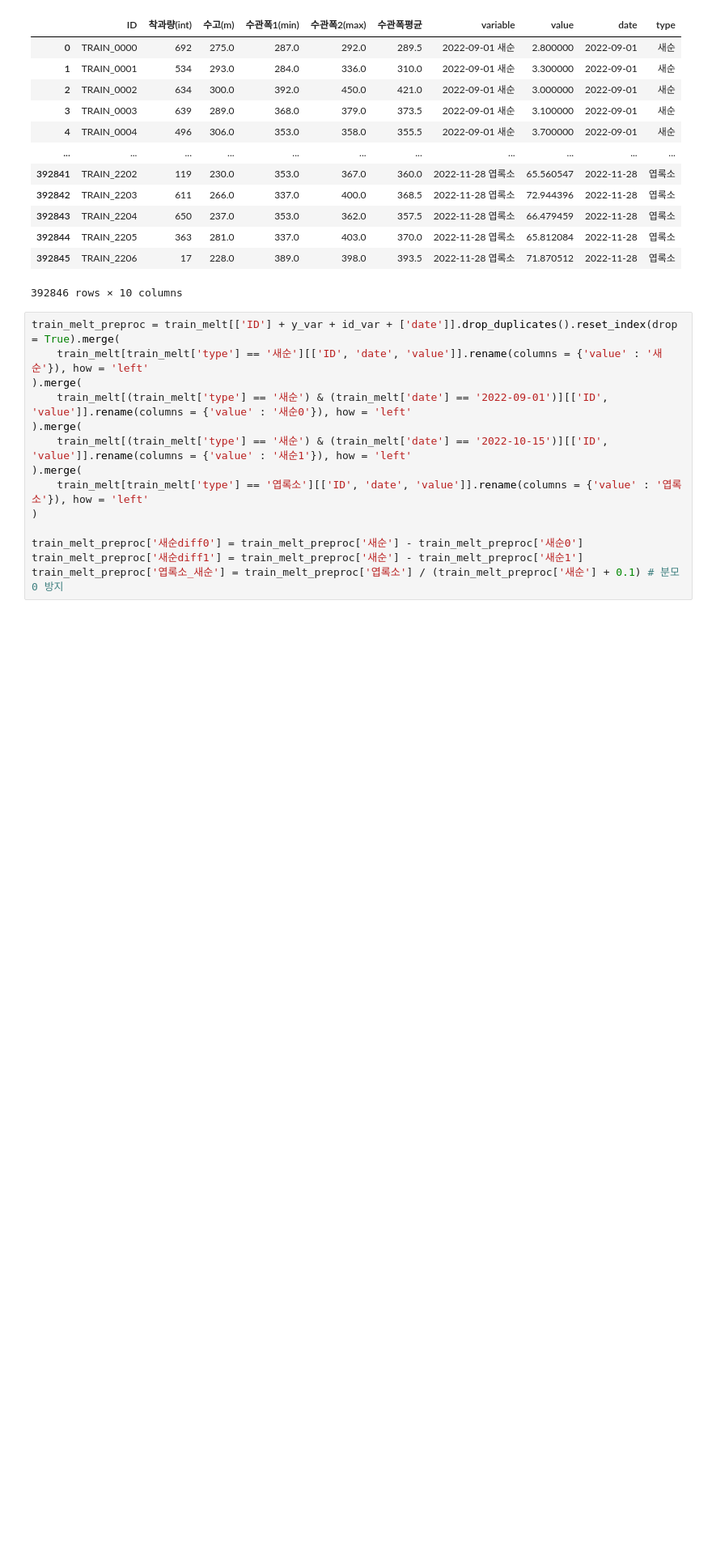
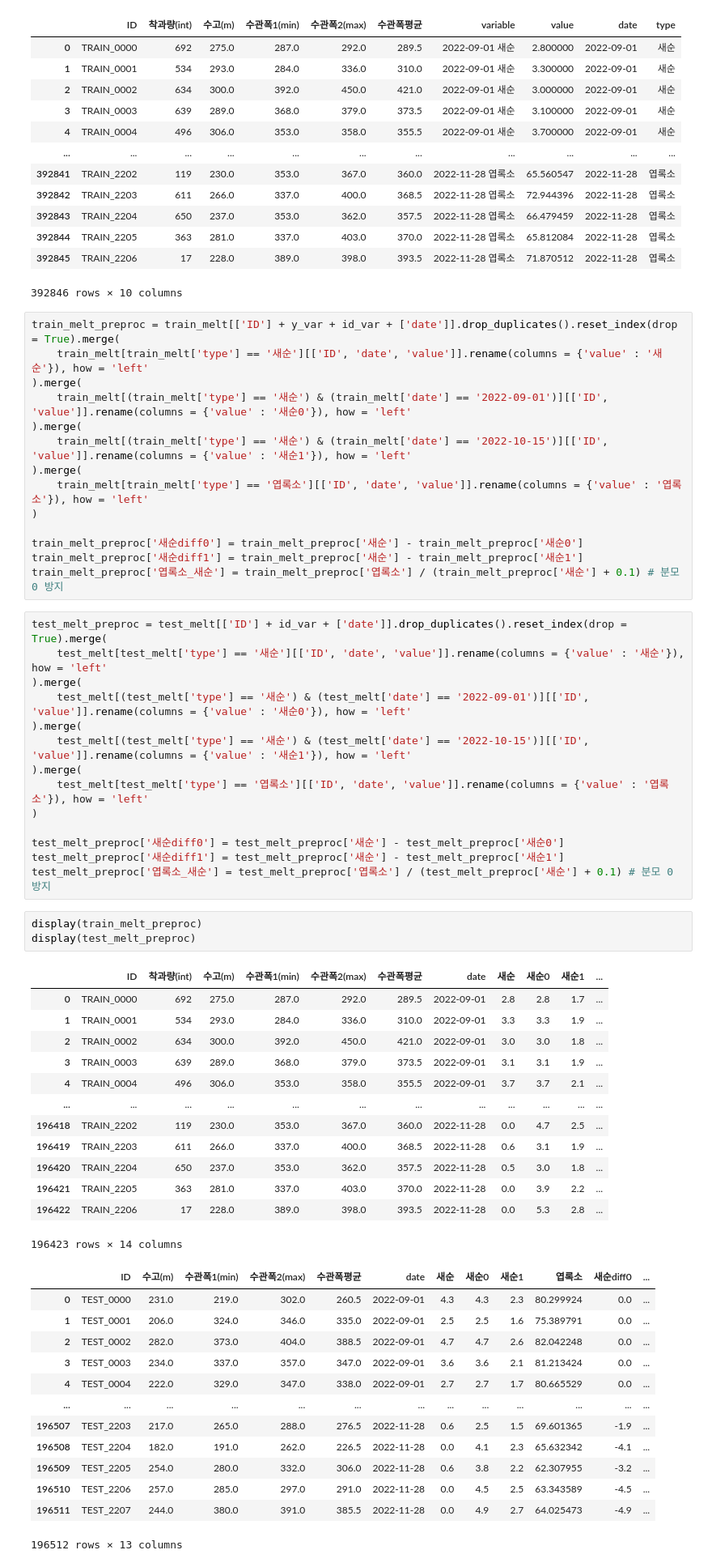
Before and after one commit to dlwls22/CODE_REVIEW, a Jupyter notebook: 감귤 착과량/Private4.ipynb, the cells around one changed output. Shown at 81% size. Drawn from its saved outputs; the diff is of its cells as text; blank space fills up the shorter version.

```diff
--- a/감귤 착과량/Private4.ipynb
+++ b/감귤 착과량/Private4.ipynb
@@ -69,3 +69,47 @@ train_melt_preproc = train_melt[['ID'] + y_var + id_var + ['date']].drop_duplica
 train_melt_preproc['새순diff0'] = train_melt_preproc['새순'] - train_melt_preproc['새순0']
 train_melt_preproc['새순diff1'] = train_melt_preproc['새순'] - train_melt_preproc['새순1']
 train_melt_preproc['엽록소_새순'] = train_melt_preproc['엽록소'] / (train_melt_preproc['새순'] + 0.1) # 분모 0 방지
+# %%
+test_melt_preproc = test_melt[['ID'] + id_var + ['date']].drop_duplicates().reset_index(drop = True).merge(
+    test_melt[test_melt['type'] == '새순'][['ID', 'date', 'value']].rename(columns = {'value' : '새순'}), how = 'left'
+).merge(
+    test_melt[(test_melt['type'] == '새순') & (test_melt['date'] == '2022-09-01')][['ID', 'value']].rename(columns = {'value' : '새순0'}), how = 'left'
+).merge(
+    test_melt[(test_melt['type'] == '새순') & (test_melt['date'] == '2022-10-15')][['ID', 'value']].rename(columns = {'value' : '새순1'}), how = 'left'
+).merge(
+    test_melt[test_melt['type'] == '엽록소'][['ID', 'date', 'value']].rename(columns = {'value' : '엽록소'}), how = 'left'
+)
+
+test_melt_preproc['새순diff0'] = test_melt_preproc['새순'] - test_melt_preproc['새순0']
+test_melt_preproc['새순diff1'] = test_melt_preproc['새순'] - test_melt_preproc['새순1']
+test_melt_preproc['엽록소_새순'] = test_melt_preproc['엽록소'] / (test_melt_preproc['새순'] + 0.1) # 분모 0 방지
+# %%
+display(train_melt_preproc)
+display(test_melt_preproc)
+# %% [output]
+|  | ID | 착과량(int) | 수고(m) | 수관폭1(min) | 수관폭2(max) | 수관폭평균 | date | 새순 | 새순0 | 새순1 | ... |
+| 0 | TRAIN_0000 | 692 | 275.0 | 287.0 | 292.0 | 289.5 | 2022-09-01 | 2.8 | 2.8 | 1.7 | ... |
+| 1 | TRAIN_0001 | 534 | 293.0 | 284.0 | 336.0 | 310.0 | 2022-09-01 | 3.3 | 3.3 | 1.9 | ... |
+| 2 | TRAIN_0002 | 634 | 300.0 | 392.0 | 450.0 | 421.0 | 2022-09-01 | 3.0 | 3.0 | 1.8 | ... |
+| 3 | TRAIN_0003 | 639 | 289.0 | 368.0 | 379.0 | 373.5 | 2022-09-01 | 3.1 | 3.1 | 1.9 | ... |
+| 4 | TRAIN_0004 | 496 | 306.0 | 353.0 | 358.0 | 355.5 | 2022-09-01 | 3.7 | 3.7 | 2.1 | ... |
+| ... | ... | ... | ... | ... | ... | ... | ... | ... | ... | ... | ... |
+| 196418 | TRAIN_2202 | 119 | 230.0 | 353.0 | 367.0 | 360.0 | 2022-11-28 | 0.0 | 4.7 | 2.5 | ... |
+| 196419 | TRAIN_2203 | 611 | 266.0 | 337.0 | 400.0 | 368.5 | 2022-11-28 | 0.6 | 3.1 | 1.9 | ... |
+| 196420 | TRAIN_2204 | 650 | 237.0 | 353.0 | 362.0 | 357.5 | 2022-11-28 | 0.5 | 3.0 | 1.8 | ... |
+| 196421 | TRAIN_2205 | 363 | 281.0 | 337.0 | 403.0 | 370.0 | 2022-11-28 | 0.0 | 3.9 | 2.2 | ... |
+| 196422 | TRAIN_2206 | 17 | 228.0 | 389.0 | 398.0 | 393.5 | 2022-11-28 | 0.0 | 5.3 | 2.8 | ... |
+196423 rows × 14 columns
+|  | ID | 수고(m) | 수관폭1(min) | 수관폭2(max) | 수관폭평균 | date | 새순 | 새순0 | 새순1 | 엽록소 | 새순diff0 | ... |
+| 0 | TEST_0000 | 231.0 | 219.0 | 302.0 | 260.5 | 2022-09-01 | 4.3 | 4.3 | 2.3 | 80.299924 | 0.0 | ... |
+| 1 | TEST_0001 | 206.0 | 324.0 | 346.0 | 335.0 | 2022-09-01 | 2.5 | 2.5 | 1.6 | 75.389791 | 0.0 | ... |
+| 2 | TEST_0002 | 282.0 | 373.0 | 404.0 | 388.5 | 2022-09-01 | 4.7 | 4.7 | 2.6 | 82.042248 | 0.0 | ... |
+| 3 | TEST_0003 | 234.0 | 337.0 | 357.0 | 347.0 | 2022-09-01 | 3.6 | 3.6 | 2.1 | 81.213424 | 0.0 | ... |
+| 4 | TEST_0004 | 222.0 | 329.0 | 347.0 | 338.0 | 2022-09-01 | 2.7 | 2.7 | 1.7 | 80.665529 | 0.0 | ... |
+| ... | ... | ... | ... | ... | ... | ... | ... | ... | ... | ... | ... | ... |
+| 196507 | TEST_2203 | 217.0 | 265.0 | 288.0 | 276.5 | 2022-11-28 | 0.6 | 2.5 | 1.5 | 69.601365 | -1.9 | ... |
+| 196508 | TEST_2204 | 182.0 | 191.0 | 262.0 | 226.5 | 2022-11-28 | 0.0 | 4.1 | 2.3 | 65.632342 | -4.1 | ... |
+| 196509 | TEST_2205 | 254.0 | 280.0 | 332.0 | 306.0 | 2022-11-28 | 0.6 | 3.8 | 2.2 | 62.307955 | -3.2 | ... |
+| 196510 | TEST_2206 | 257.0 | 285.0 | 297.0 | 291.0 | 2022-11-28 | 0.0 | 4.5 | 2.5 | 63.343589 | -4.5 | ... |
+| 196511 | TEST_2207 | 244.0 | 380.0 | 391.0 | 385.5 | 2022-11-28 | 0.0 | 4.9 | 2.7 | 64.025473 | -4.9 | ... |
+196512 rows × 13 columns
```
